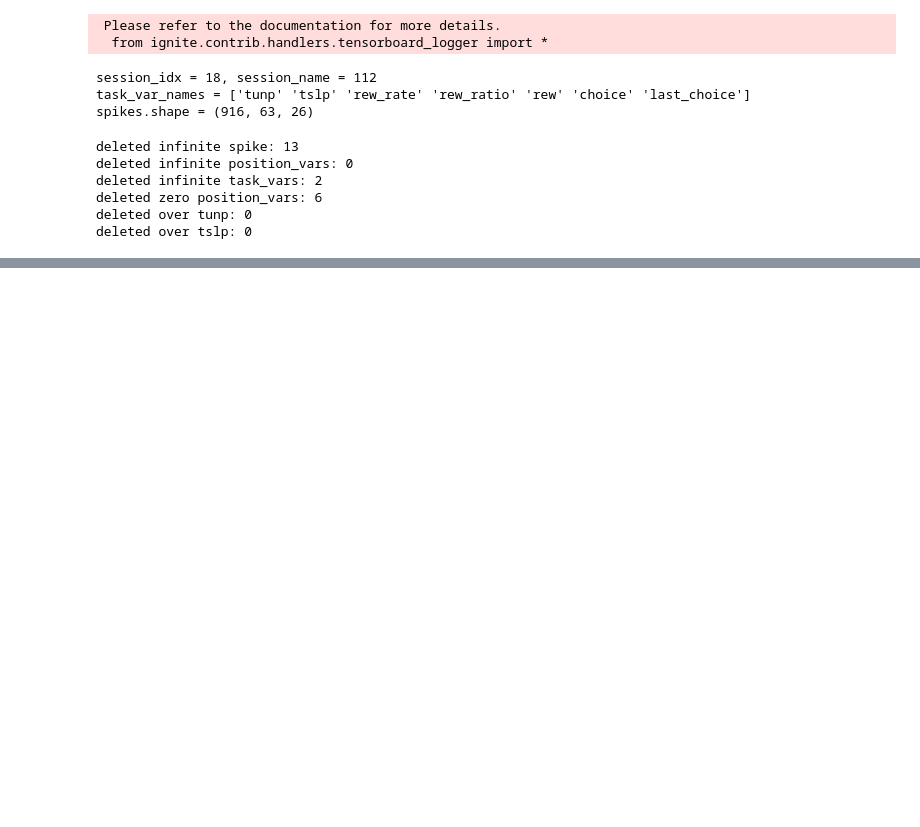
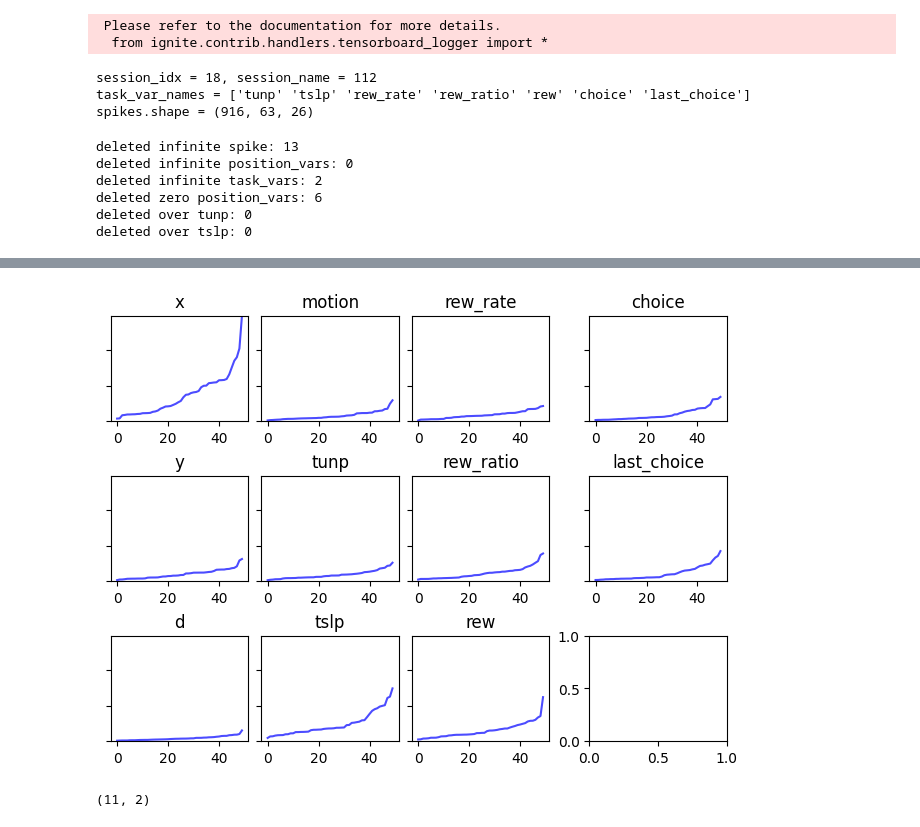
Before and after one commit to ZareiShayan/mean-cov-model, a Jupyter notebook: mean-cov-model.ipynb, the cells around one changed output, grey strips where cells are left out. Drawn from its saved outputs; the diff is of its cells as text; code cells hidden in the pictures; blank space fills up the shorter version.

```diff
--- a/mean-cov-model.ipynb
+++ b/mean-cov-model.ipynb
@@ -1711,0 +1691,25 @@ plot_imshow_grid(mean_attribute.mean(axis=0).transpose(0, 2, 1), xlabel='Bin', y
+# %%
+weights = np.abs(feature_permutation_Attribute).mean(axis=(0,2))
+n = weights.shape[0]
+cols = int(np.ceil(np.sqrt(n)))
+rows = int(np.ceil(n / cols))
+
+fig, axs = plt.subplots(nrows=rows, ncols=cols, layout='constrained')
+
+for i in range(len(weights)):
+
+    weights_variable = weights[i]
+    weights_variable = np.sort(weights_variable)
+
+    ax = axs[i%rows, i//rows]
+    ax.set_ylim([0, np.max(weights)])
+    ax.plot(weights_variable, color='blue', alpha=0.7)
+    ax.set_title(variable_names[i])
+    ax.tick_params(axis='both', which='major', labelbottom=True, labelleft=False)
+    ax.tick_params(axis='both', which='minor', labelbottom=True, labelleft=False)
+# %% [output]
+[figure, added]
+# %%
+weights_pca.shape
+# %% [output]
+(11, 2)
```
Also changed, not shown: parts of 15 cells of this notebook.
